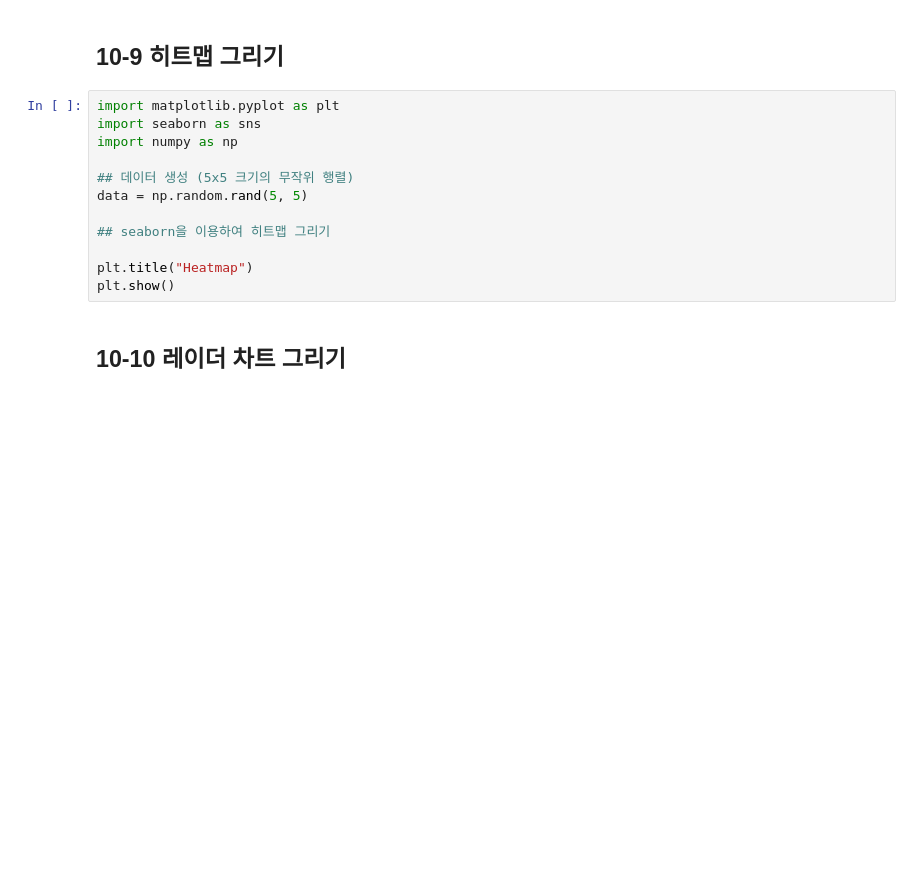
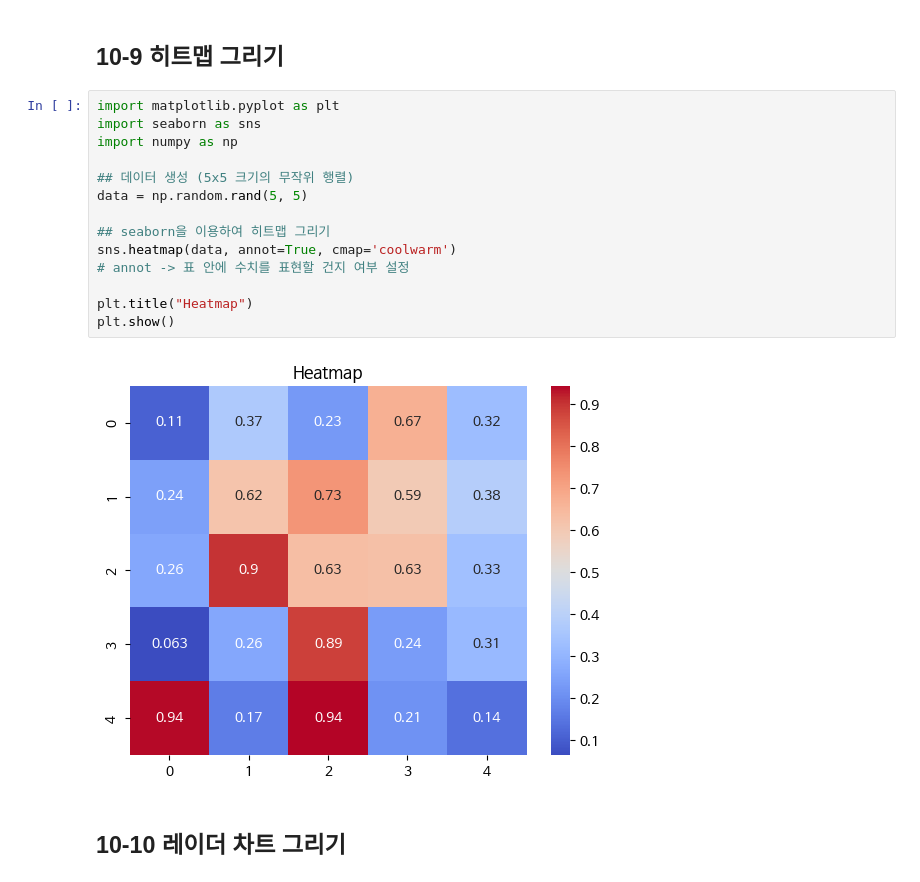
Before and after one commit to khkim82004-star/Data-Analysis-with-Open-Source, a Jupyter notebook: 오픈소스_데이터_분석_10강.ipynb, the cells around one changed output. Cells and saved outputs as stored; diff of their text form; blank space fills up the shorter version.

```diff
--- a/오픈소스_데이터_분석_10강.ipynb
+++ b/오픈소스_데이터_분석_10강.ipynb
@@ -208,15 +208,19 @@ plt.show()
 # %%
 import matplotlib.pyplot as plt
 import seaborn as sns
 import numpy as np
 
 ## 데이터 생성 (5x5 크기의 무작위 행렬)
 data = np.random.rand(5, 5)
 
 ## seaborn을 이용하여 히트맵 그리기
+sns.heatmap(data, annot=True, cmap='coolwarm')
+# annot -> 표 안에 수치를 표현할 건지 여부 설정
 
 plt.title("Heatmap")
 plt.show()
+# %% [output]
+[figure, added]
 # %% [markdown]
 ## 10-10 레이더 차트 그리기
 # %%
```
Also changed, not shown: parts of 7 cells of this notebook.
